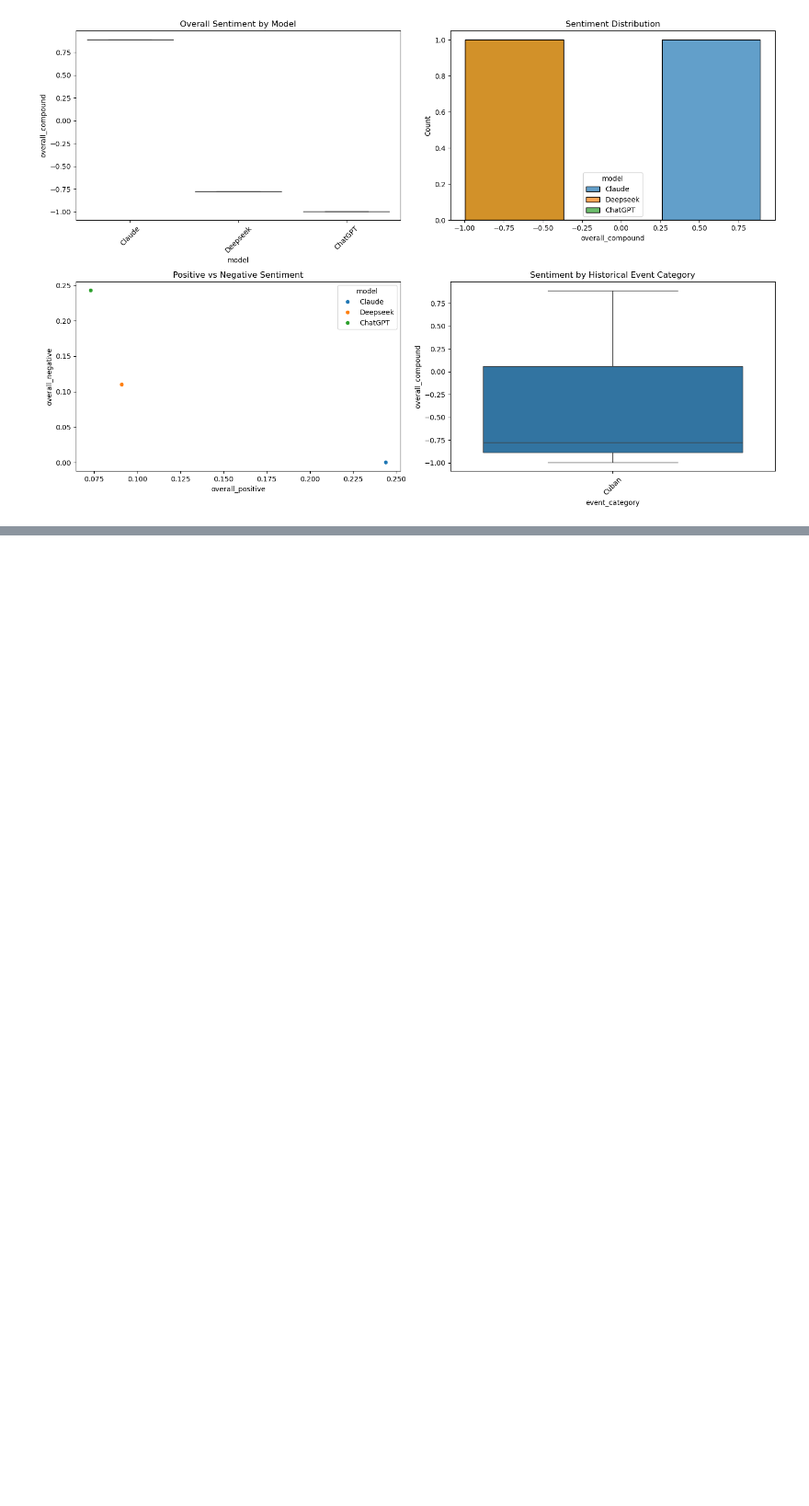
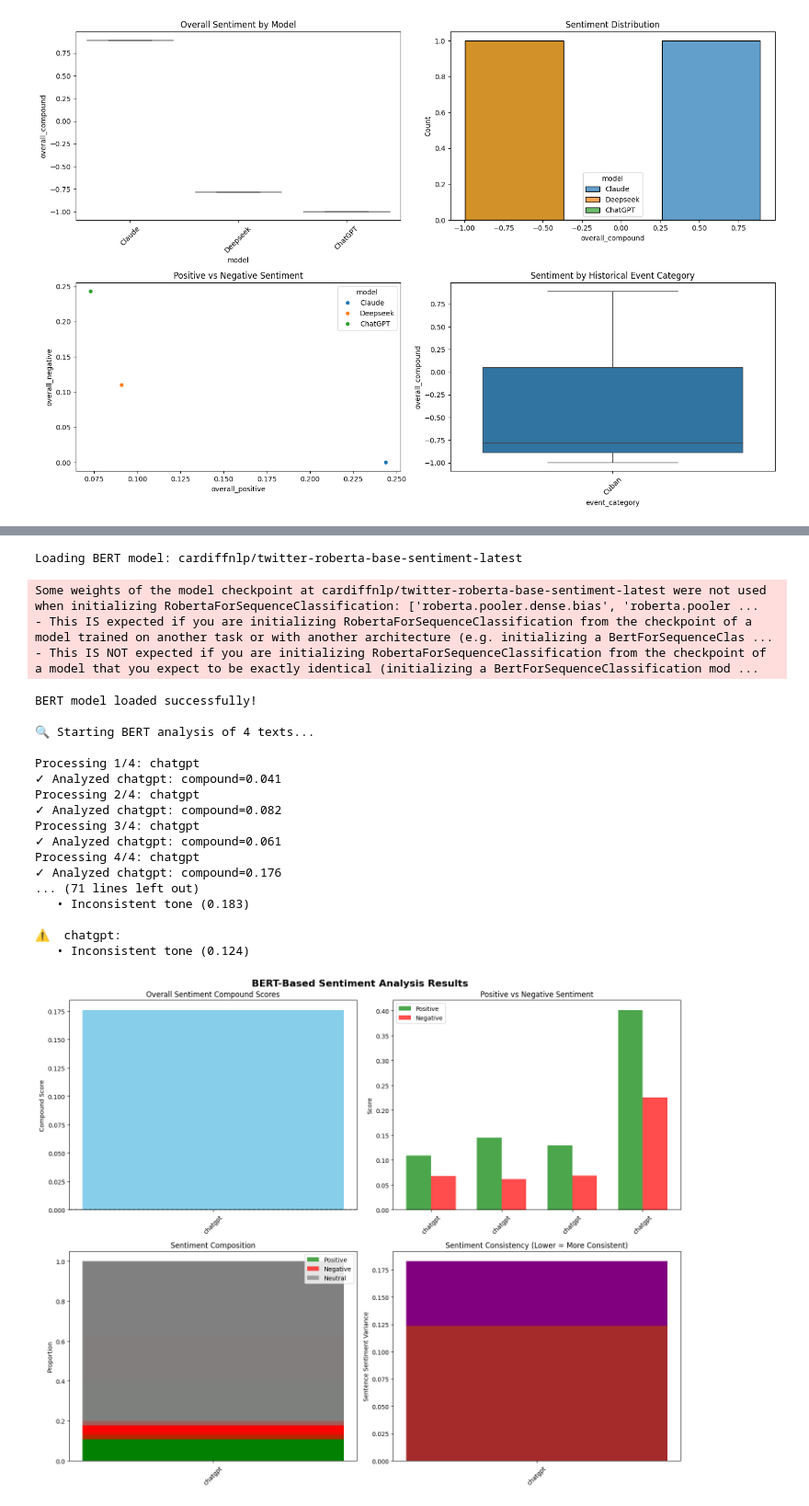
Before and after one commit to Jonagam/statistical_evaluation_AI, a Jupyter notebook: sentiment_analysis.ipynb, the cells around one changed output, grey strips where cells are left out. Shown at 92% size. Drawn from its saved outputs; the diff is of its cells as text; code cells hidden in the pictures; blank space fills up the shorter version.

Commit message:
file loading

```diff
--- a/sentiment_analysis.ipynb
+++ b/sentiment_analysis.ipynb
@@ -715,3 +757,72 @@ NameError: name 'BERTHistoricalBiasScreener' is not defined
+# %%
+import os
+
+# Load data from file
+file_path = "data/cuban_missile/chatgpt.txt"
+model = os.path.splitext(os.path.basename(file_path))[0] # Exctract which model used (filename)
+prompt_id = os.path.basename(os.path.dirname(file_path)) # Exctract the historical event (folder name)
+
+data = []
+with open(file_path, "r") as file:
+    for line in file:
+        datapoint = {}
+        datapoint['text'] = line.strip()
+        datapoint['model'] = model
+        datapoint['prompt_id'] = prompt_id
+        datapoint['event_category'] = "Cuban"
+
+        data.append(datapoint)
+
+
+def example_usage(): # CUBA USA from file
+    """Example of how to use the BERT bias screener"""
+    screener = BERTHistoricalBiasScreener()
+
+    # Analyze the responses
+    screener.batch_analyze(data)
+
+    # Get results
+    results_df = screener.get_results_df()
+    print("\nResults DataFrame:")
+    print(results_df[['model', 'overall_compound', 'overall_positive', 'overall_negative', 'overall_neutral']])
+
+    # Compare models
+    screener.compare_models()
+
+    # Analyze entity-specific sentiment
+    screener.analyze_entity_sentiment()
+
+    # Flag potential bias
+    screener.flag_potential_bias()
+
+    # Create visualizations
+    screener.plot_sentiment_distribution()
+
+if __name__ == "__main__":
+    example_usage()
+# %% [output]
+Loading BERT model: cardiffnlp/twitter-roberta-base-sentiment-latest
+Some weights of the model checkpoint at cardiffnlp/twitter-roberta-base-sentiment-latest were not used when initializing RobertaForSequenceClassification: ['roberta.pooler.dense.bias', 'roberta.pooler ...
+- This IS expected if you are initializing RobertaForSequenceClassification from the checkpoint of a model trained on another task or with another architecture (e.g. initializing a BertForSequenceClas ...
+- This IS NOT expected if you are initializing RobertaForSequenceClassification from the checkpoint of a model that you expect to be exactly identical (initializing a BertForSequenceClassification mod ...
+BERT model loaded successfully!
+
+🔍 Starting BERT analysis of 4 texts...
+
+Processing 1/4: chatgpt
+✓ Analyzed chatgpt: compound=0.041
+Processing 2/4: chatgpt
+✓ Analyzed chatgpt: compound=0.082
+Processing 3/4: chatgpt
+✓ Analyzed chatgpt: compound=0.061
+Processing 4/4: chatgpt
+✓ Analyzed chatgpt: compound=0.176
+... (71 lines left out)
+   • Inconsistent tone (0.183)
+
+⚠️  chatgpt:
+   • Inconsistent tone (0.124)
+[figure, added]
 # %%
 import os
 
```
Also changed, not shown: parts of 3 cells of this notebook, 1 other file.
